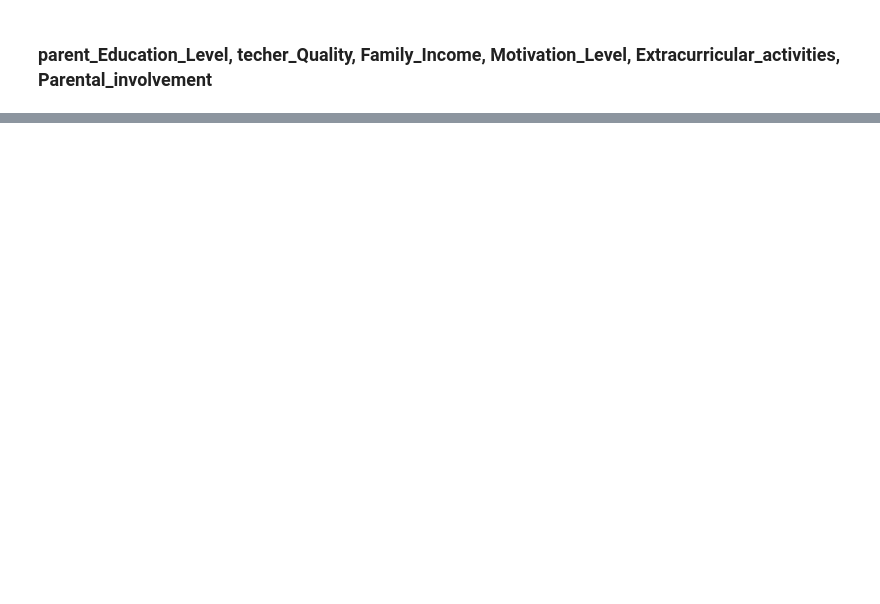
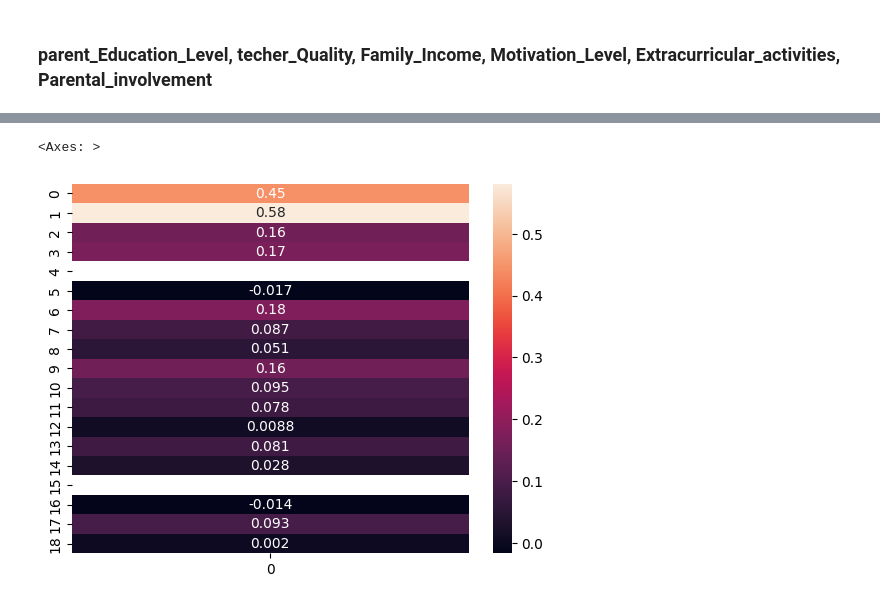
Before and after one commit to matsern27/ReLuLearning, a Jupyter notebook: watch.ipynb, the cells around one changed output, grey strips where cells are left out. Cells and saved outputs as stored; diff of their text form; code cells hidden in the pictures; blank space fills up the shorter version.

```diff
--- a/watch.ipynb
+++ b/watch.ipynb
@@ -25,0 +5,25 @@ shape: (5, 20)
+# %%
+df = pl.read_csv('data/StudentPerformanceFactors.csv')
+
+display(len(df))
+df = df.with_columns(
+    pl.when(pl.col("Parental_Involvement") == "High").then(1)
+    .when(pl.col("Parental_Involvement") == "Medium").then(0.5)
+    .when(pl.col("Parental_Involvement") == "Low").then(0)
+    .otherwise(None)
+    .alias("Parental_Involvement") )
+
+df = df.with_columns(pl.when(pl.col('Learning_Disabilities') == 'yes').then(1).otherwise(0).alias('Learning_Disabilities'))
+df = df.with_columns(pl.when(pl.col('Family_Income') == 'Low').then(0).when(pl.col('Family_Income') == 'High').then(1).otherwise(0.5).alias('Family_Income'))
+df = df.with_columns(pl.when(pl.col('Motivation_Level') == 'Low').then(0).when(pl.col('Motivation_Level') == 'High').then(1).otherwise(0.5).alias('Motivation_Level'))
+
+df = df.with_columns(pl.when(pl.col('Parental_Education_Level') == None).then(0).when(pl.col('Parental_Education_Level') == 'College').then(0.5).otherwise(1).alias('Parental_Education_Level'))
+df = df.with_columns(pl.when(pl.col('Gender') == 'Male').then(0).otherwise(1).alias('Gender'))
+df = df.with_columns(pl.when(pl.col('School_Type') == 'Public').then(0).otherwise(1).alias('School_Type'))
+df = df.with_columns(pl.when(pl.col('Teacher_Quality') == 'Medium').then(0.5).when(pl.col('Teacher_Quality') == "High").then(1).otherwise(0).alias('Teacher_Quality'))
+df = df.with_columns(pl.when(pl.col('Extracurricular_Activities') == 'yes').then(1).otherwise(0).alias('Extracurricular_Activities'))
+df = df.with_columns(pl.when(pl.col('Access_to_Resources') == 'Medium').then(0.5).when(pl.col('Access_to_Resources') == "High").then(1).otherwise(0).alias('Access_to_Resources'))
+df = df.with_columns(pl.when(pl.col('Peer_Influence') == 'Positive').then(1).otherwise(0).alias('Peer_Influence'))
+df = df.with_columns(pl.when(pl.col('Internet_Access') == 'Yes').then(1).otherwise(0).alias('Internet_Access'))
+df = df.with_columns(pl.when(pl.col('Distance_from_Home') == 'Near').then(1).when(pl.col('Distance_from_Home') == 'Moderate').then(0.5).otherwise(0).alias('Distance_from_Home'))
+df.head()
@@ -68,0 +42,5 @@ shape: (1, 1)
+# %%
+Y = df['Exam_Score']
+X = df.drop(pl.col('Exam_Score'))
+display(Y.head())
+display(X.head())
@@ -68,0 +69,12 @@ shape: (1, 1)
+# %%
+import numpy as np
+
+
+columns_ = X.columns
+correaltion_Exam = np.ones(len(columns_))
+
+
+for i in range(len(columns_)):
+    print(type(df.select(pl.corr('Exam_Score', columns_[i])).to_numpy().astype('float')))
+    correaltion_Exam[i] = df.select(pl.corr('Exam_Score', columns_[i])).to_numpy().astype('float')
+correaltion_Exam.reshape(-1,1)
@@ -68,0 +120,6 @@ shape: (1, 1)
+# %%
+
+sns.heatmap(correaltion_Exam.reshape(19,-1), annot= True)
+# %% [output]
+<Axes: >
+[figure, added]
```
Also changed, not shown: parts of 11 cells of this notebook.
